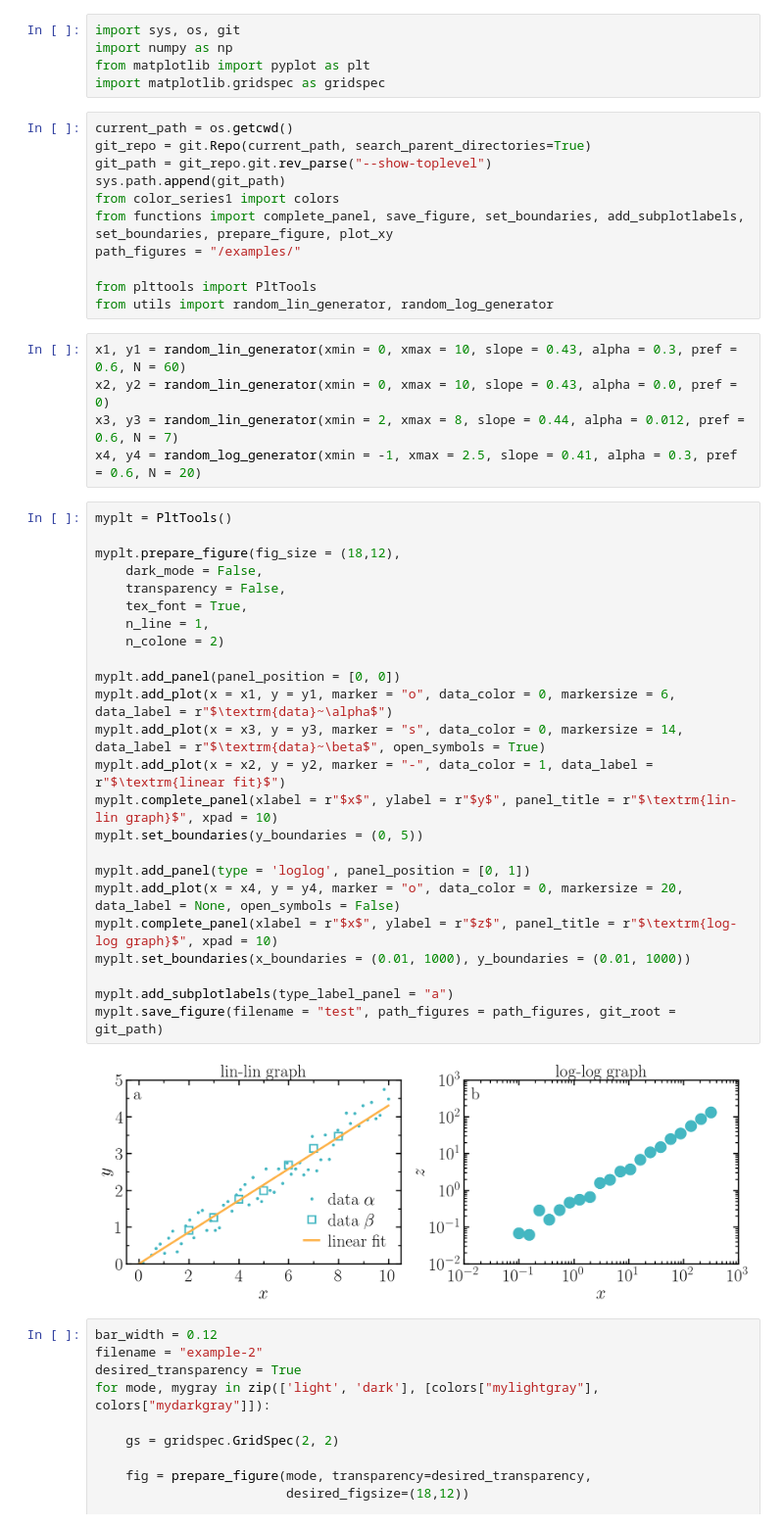
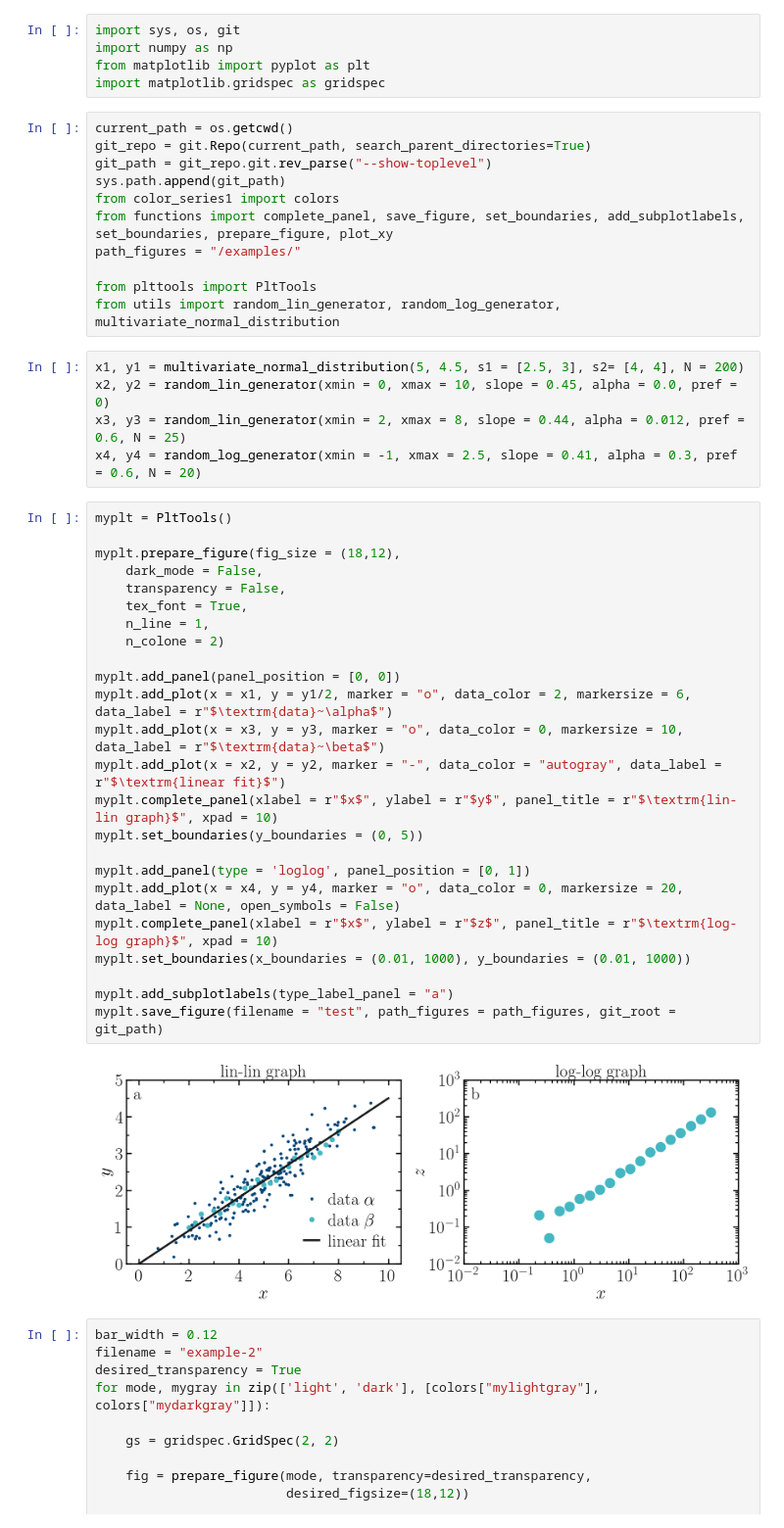
Before and after one commit to simongravelle/pyplot-perso, a Jupyter notebook: examples.ipynb, the cells around one changed output. Shown: that part at 98% size. Saved outputs shown, nothing was run; the diff lists cells and outputs as text.

```diff
--- a/examples.ipynb
+++ b/examples.ipynb
@@ -13,38 +13,38 @@ from functions import complete_panel, save_figure, set_boundaries, add_subplotla
 path_figures = "/examples/"
 
 from plttools import PltTools
-from utils import random_lin_generator, random_log_generator
+from utils import random_lin_generator, random_log_generator, multivariate_normal_distribution
 # %%
-x1, y1 = random_lin_generator(xmin = 0, xmax = 10, slope = 0.43, alpha = 0.3, pref = 0.6, N = 60)
-x2, y2 = random_lin_generator(xmin = 0, xmax = 10, slope = 0.43, alpha = 0.0, pref = 0)
-x3, y3 = random_lin_generator(xmin = 2, xmax = 8, slope = 0.44, alpha = 0.012, pref = 0.6, N = 7)
+x1, y1 = multivariate_normal_distribution(5, 4.5, s1 = [2.5, 3], s2= [4, 4], N = 200)
+x2, y2 = random_lin_generator(xmin = 0, xmax = 10, slope = 0.45, alpha = 0.0, pref = 0)
+x3, y3 = random_lin_generator(xmin = 2, xmax = 8, slope = 0.44, alpha = 0.012, pref = 0.6, N = 25)
 x4, y4 = random_log_generator(xmin = -1, xmax = 2.5, slope = 0.41, alpha = 0.3, pref = 0.6, N = 20)
 # %%
 myplt = PltTools()
 
 myplt.prepare_figure(fig_size = (18,12),
     dark_mode = False,
     transparency = False,
     tex_font = True,
     n_line = 1,
     n_colone = 2)
 
 myplt.add_panel(panel_position = [0, 0])
-myplt.add_plot(x = x1, y = y1, marker = "o", data_color = 0, markersize = 6, data_label = r"$\textrm{data}~\alpha$")
-myplt.add_plot(x = x3, y = y3, marker = "s", data_color = 0, markersize = 14, data_label = r"$\textrm{data}~\beta$", open_symbols = True)
-myplt.add_plot(x = x2, y = y2, marker = "-", data_color = 1, data_label = r"$\textrm{linear fit}$")
+myplt.add_plot(x = x1, y = y1/2, marker = "o", data_color = 2, markersize = 6, data_label = r"$\textrm{data}~\alpha$")
+myplt.add_plot(x = x3, y = y3, marker = "o", data_color = 0, markersize = 10, data_label = r"$\textrm{data}~\beta$")
+myplt.add_plot(x = x2, y = y2, marker = "-", data_color = "autogray", data_label = r"$\textrm{linear fit}$")
 myplt.complete_panel(xlabel = r"$x$", ylabel = r"$y$", panel_title = r"$\textrm{lin-lin graph}$", xpad = 10)
 myplt.set_boundaries(y_boundaries = (0, 5))
 
 myplt.add_panel(type = 'loglog', panel_position = [0, 1])
 myplt.add_plot(x = x4, y = y4, marker = "o", data_color = 0, markersize = 20, data_label = None, open_symbols = False)
 myplt.complete_panel(xlabel = r"$x$", ylabel = r"$z$", panel_title = r"$\textrm{log-log graph}$", xpad = 10)
 myplt.set_boundaries(x_boundaries = (0.01, 1000), y_boundaries = (0.01, 1000))
 
 myplt.add_subplotlabels(type_label_panel = "a")
 myplt.save_figure(filename = "test", path_figures = path_figures, git_root = git_path)
 # %% [output]
-[figure, old version]
+[figure, new version]
 # %%
 bar_width = 0.12
 filename = "example-2"
```
Also changed, not shown: 2 other files.
